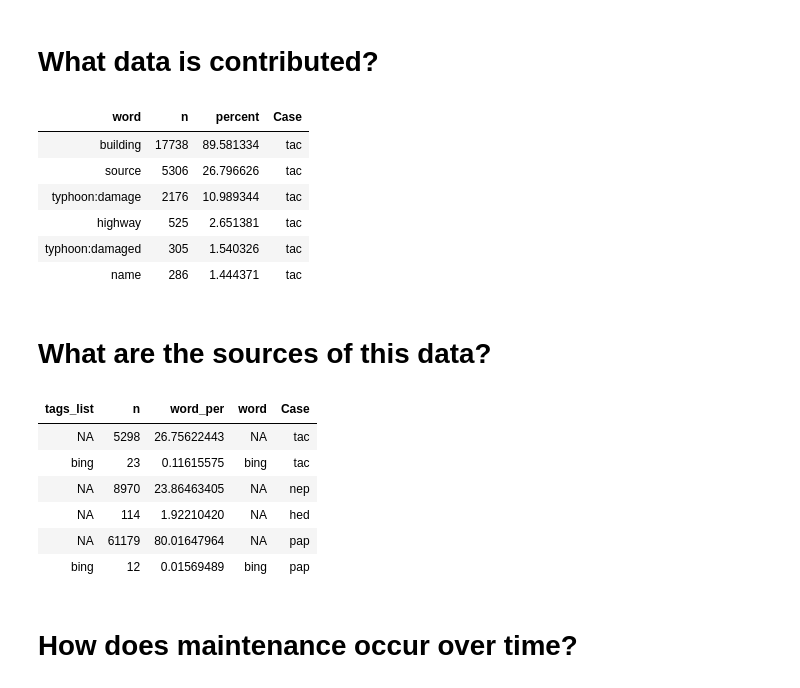
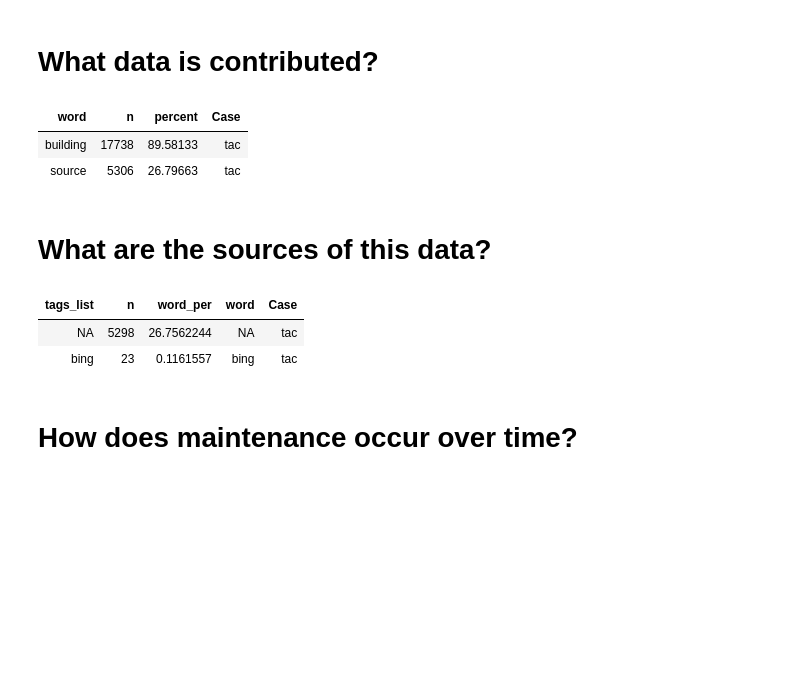
Before and after one commit to hannahker/osm-maintenance, a Jupyter notebook: Data_Processing.ipynb, the cells around one changed output. Saved outputs shown, nothing was run; the diff lists cells and outputs as text; code cells hidden in the pictures; blank space fills up the shorter version.

```diff
--- a/Data_Processing.ipynb
+++ b/Data_Processing.ipynb
@@ -754,32 +751,24 @@ ggsave('scatter_sub.png', width=6, height=2, units='in')
 # What data is contributed?
 # %%
 all_tags <- rbind(tac_tag, nep_tag, hed_tag, pap_tag, car_tag)
-head(all_tags)
+head(all_tags,2)
 
 write.csv(all_tags, 'alltags.csv')
 # %% [output]
 | word | n | percent | Case |
-| building | 17738 | 89.581334 | tac |
-| source | 5306 | 26.796626 | tac |
-| typhoon:damage | 2176 | 10.989344 | tac |
-| highway | 525 | 2.651381 | tac |
-| typhoon:damaged | 305 | 1.540326 | tac |
-| name | 286 | 1.444371 | tac |
+| building | 17738 | 89.58133 | tac |
+| source | 5306 | 26.79663 | tac |
 # %% [markdown]
 # What are the sources of this data?
 # %%
 all_sources <- rbind(tac_source, nep_source, hed_source, pap_source, car_source)
-head(all_sources)
+head(all_sources,2)
 
 write.csv(all_sources, 'allsources_geom.csv')
 # %% [output]
 | tags_list | n | word_per | word | Case |
-| NA | 5298 | 26.75622443 | NA | tac |
-| bing | 23 | 0.11615575 | bing | tac |
-| NA | 8970 | 23.86463405 | NA | nep |
-| NA | 114 | 1.92210420 | NA | hed |
-| NA | 61179 | 80.01647964 | NA | pap |
-| bing | 12 | 0.01569489 | bing | pap |
+| NA | 5298 | 26.7562244 | NA | tac |
+| bing | 23 | 0.1161557 | bing | tac |
 # %% [markdown]
 # How does maintenance occur over time?
 # %%
```
Also changed, not shown: parts of 1 cell of this notebook.
